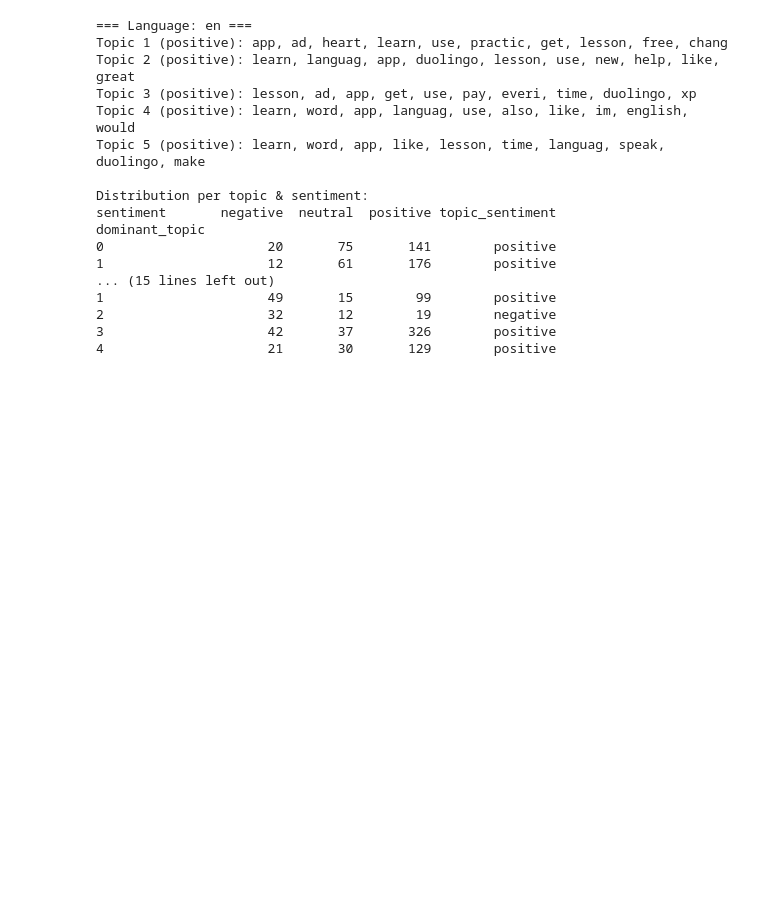
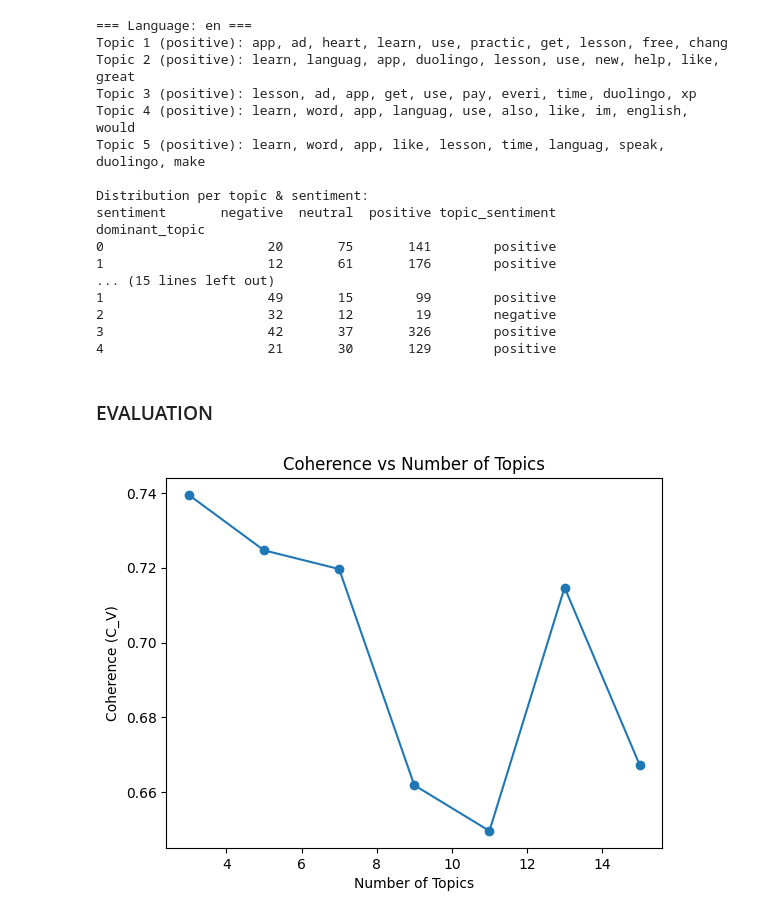
Before and after one commit to Hajranazbytama/project_test_aibeecara, a Jupyter notebook: topic_modelling.ipynb, the cells around one changed output. Saved outputs shown, nothing was run; the diff lists cells and outputs as text; code cells hidden in the pictures; blank space fills up the shorter version.

Commit message:
update topic modelling-evaluation

```diff
--- a/topic_modelling.ipynb
+++ b/topic_modelling.ipynb
@@ -257,3 +257,5 @@ dominant_topic
 2                     32       12        19        negative
 3                     42       37       326        positive
 4                     21       30       129        positive
+# %% [markdown]
+### EVALUATION
@@ -259,0 +264,36 @@ dominant_topic
+# %%
+import matplotlib.pyplot as plt
+from sklearn.feature_extraction.text import CountVectorizer
+from gensim.models.coherencemodel import CoherenceModel
+from gensim.corpora.dictionary import Dictionary
+
+# Initialize CountVectorizer
+vect = CountVectorizer(max_df=0.8, min_df=5)
+# Tokenize the 'stemmed' column into a list of words for each document
+docs = [doc.split() for doc in df['stemmed']]
+
+# Create a Gensim dictionary from the tokenized documents
+id2word = Dictionary(docs)
+
+coherences = []
+topic_nums = list(range(3, 16, 2))
+for k in topic_nums:
+    lda_k = LatentDirichletAllocation(n_components=k, random_state=42)
+    dtm_k = vect.fit_transform(df['stemmed'])
+    lda_k.fit(dtm_k)
+    # Generate topics list
+    topics_k = [[vect.get_feature_names_out()[i]
+                 for i in comp.argsort()[:-11:-1]]
+                for comp in lda_k.components_]
+    cm_k = CoherenceModel(
+        topics=topics_k, texts=docs, dictionary=id2word, coherence='c_v'
+    )
+    coherences.append(cm_k.get_coherence())
+
+plt.plot(topic_nums, coherences, marker='o')
+plt.xlabel("Number of Topics")
+plt.ylabel("Coherence (C_V)")
+plt.title("Coherence vs Number of Topics")
+plt.show()
+# %% [output]
+[figure, added]
```
Also changed, not shown: parts of 1 cell of this notebook, 1 other file.
